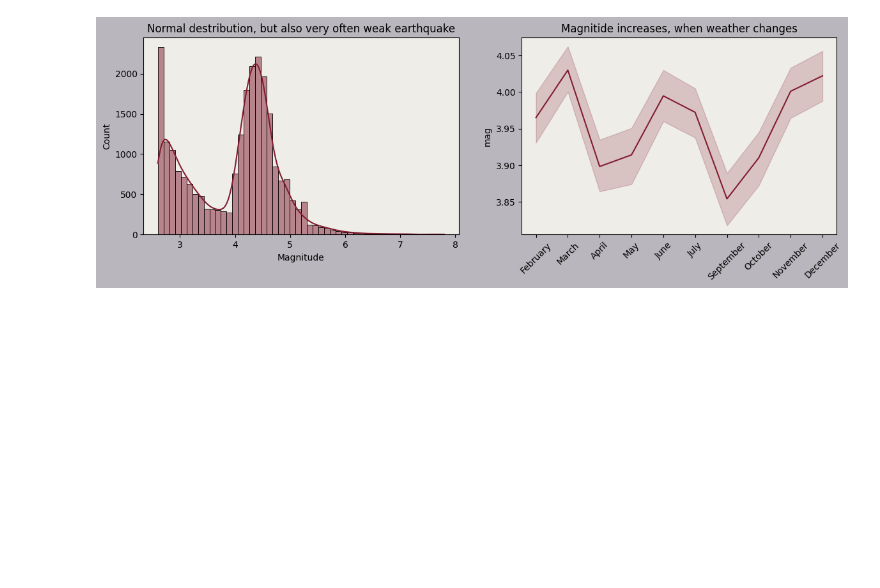
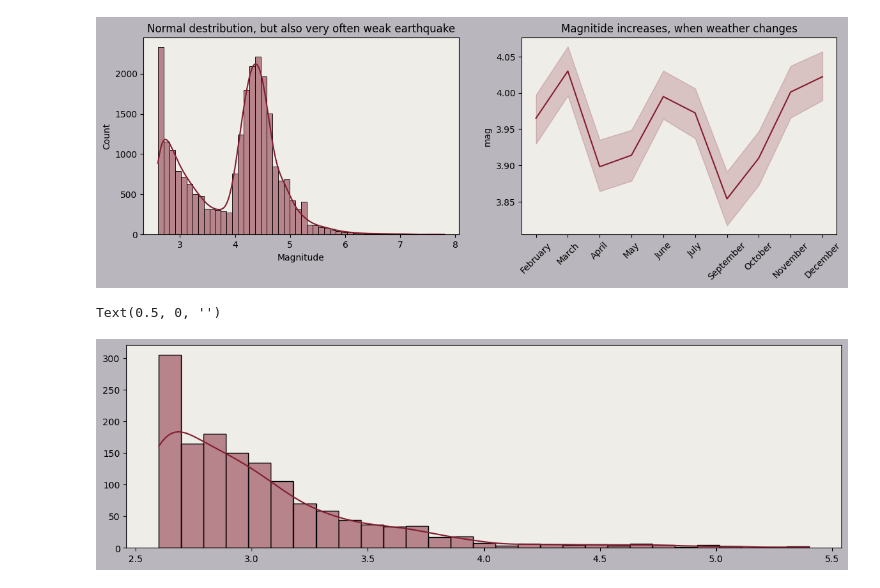
Before and after one commit to Aleksandr-ds17/EDA_Vizual, a Jupyter notebook: eartquake_analisis/main_analisis.ipynb, the cells around one changed output. Saved outputs shown, nothing was run; the diff lists cells and outputs as text; code cells hidden in the pictures; blank space fills up the shorter version.

```diff
--- a/eartquake_analisis/main_analisis.ipynb
+++ b/eartquake_analisis/main_analisis.ipynb
@@ -119,3 +131,14 @@ ax[1].set_xlabel('')
 # %% [output]
 Text(0.5, 0, '')
 [figure]
+# %%
+# 0 stations reported
+x = df[df['nst'] == 0]
+fig, ax = plt.subplots(1, 1, figsize=(14, 4), facecolor='#B9B7BD')
+ax.set_facecolor("#EEEDE7")
+sns.histplot(x['mag'], bins = 29, color='#821D30', kde = True)
+ax.set_ylabel('')
+ax.set_xlabel('')
+# %% [output]
+Text(0.5, 0, '')
+[figure, added]
```
Also changed, not shown: parts of 3 cells of this notebook, 1 other file.
